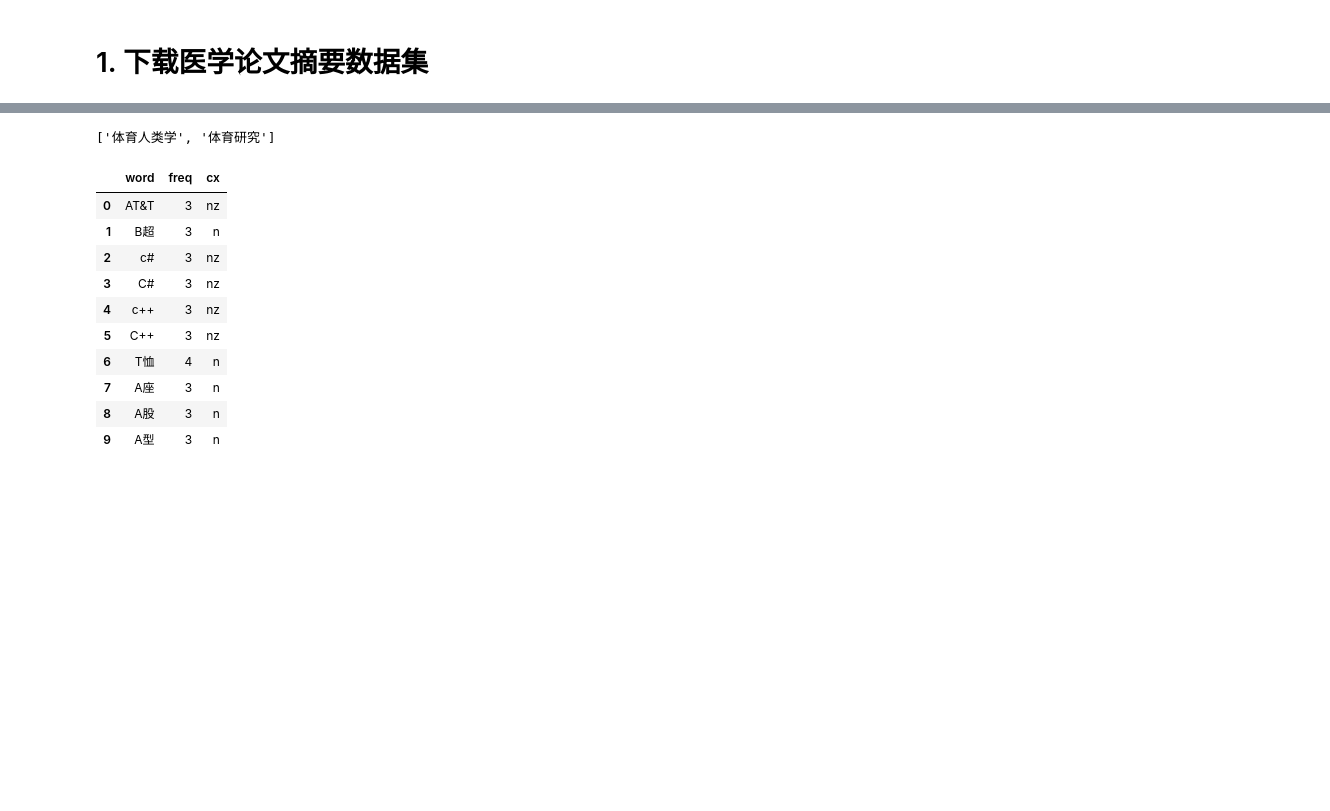
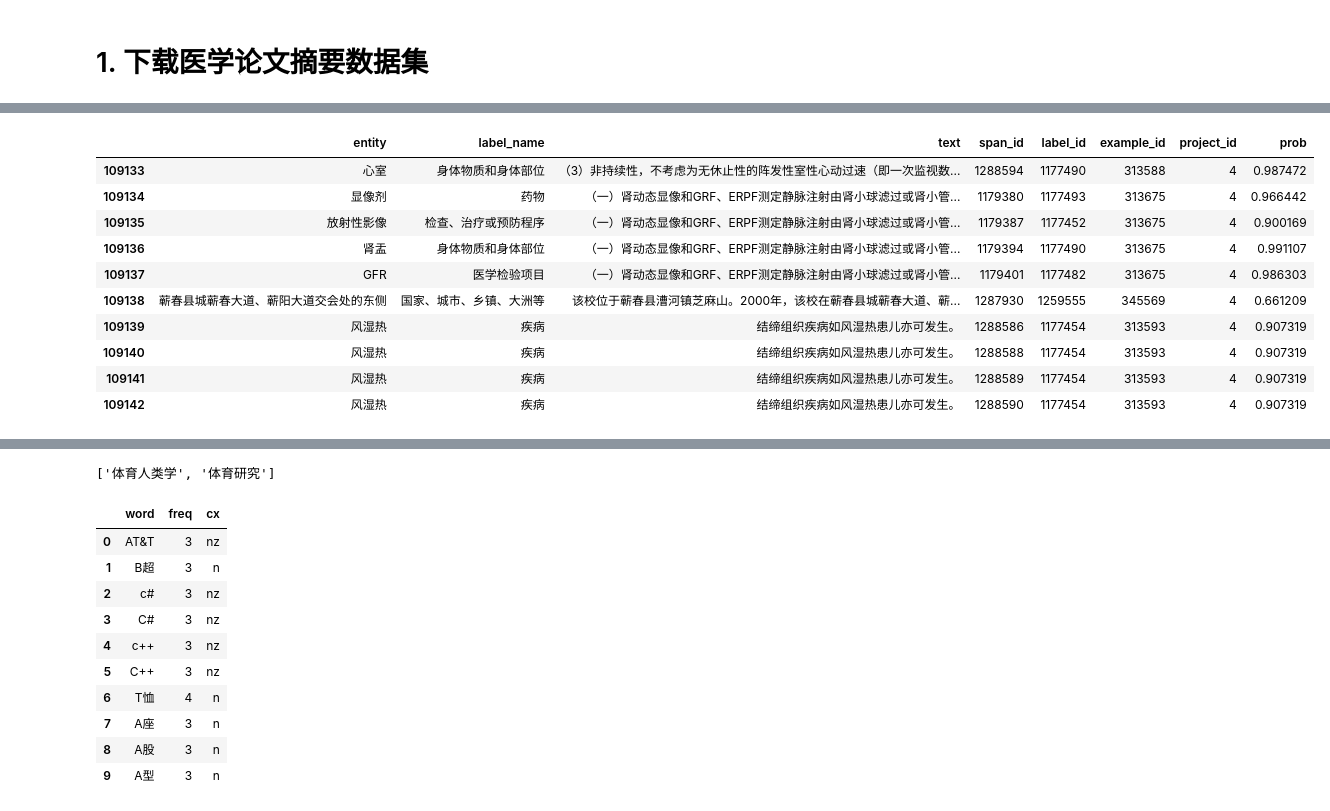
Before and after one commit to xusenlinzy/deepnlp, a Jupyter notebook: examples/uie/medical_paper.ipynb, the cells around one changed output, grey strips where cells are left out. Drawn from its saved outputs; the diff is of its cells as text; code cells hidden in the pictures; blank space fills up the shorter version.

```diff
--- a/examples/uie/medical_paper.ipynb
+++ b/examples/uie/medical_paper.ipynb
@@ -67,0 +100,14 @@ data
+# %%
+df.tail(10)
+# %% [output]
+|  | entity | label_name | text | span_id | label_id | example_id | project_id | prob |
+| 109133 | 心室 | 身体物质和身体部位 | （3）非持续性，不考虑为无休止性的阵发性室性心动过速（即一次监视数... | 1288594 | 1177490 | 313588 | 4 | 0.987472 |
+| 109134 | 显像剂 | 药物 | （一）肾动态显像和GRF、ERPF测定静脉注射由肾小球滤过或肾小管... | 1179380 | 1177493 | 313675 | 4 | 0.966442 |
+| 109135 | 放射性影像 | 检查、治疗或预防程序 | （一）肾动态显像和GRF、ERPF测定静脉注射由肾小球滤过或肾小管... | 1179387 | 1177452 | 313675 | 4 | 0.900169 |
+| 109136 | 肾盂 | 身体物质和身体部位 | （一）肾动态显像和GRF、ERPF测定静脉注射由肾小球滤过或肾小管... | 1179394 | 1177490 | 313675 | 4 | 0.991107 |
+| 109137 | GFR | 医学检验项目 | （一）肾动态显像和GRF、ERPF测定静脉注射由肾小球滤过或肾小管... | 1179401 | 1177482 | 313675 | 4 | 0.986303 |
+| 109138 | 蕲春县城蕲春大道、蕲阳大道交会处的东侧 | 国家、城市、乡镇、大洲等 | 该校位于蕲春县漕河镇芝麻山。2000年，该校在蕲春县城蕲春大道、蕲... | 1287930 | 1259555 | 345569 | 4 | 0.661209 |
+| 109139 | 风湿热 | 疾病 | 结缔组织疾病如风湿热患儿亦可发生。 | 1288586 | 1177454 | 313593 | 4 | 0.907319 |
+| 109140 | 风湿热 | 疾病 | 结缔组织疾病如风湿热患儿亦可发生。 | 1288588 | 1177454 | 313593 | 4 | 0.907319 |
+| 109141 | 风湿热 | 疾病 | 结缔组织疾病如风湿热患儿亦可发生。 | 1288589 | 1177454 | 313593 | 4 | 0.907319 |
+| 109142 | 风湿热 | 疾病 | 结缔组织疾病如风湿热患儿亦可发生。 | 1288590 | 1177454 | 313593 | 4 | 0.907319 |
```
Also changed, not shown: parts of 14 cells of this notebook, 7 other files.
